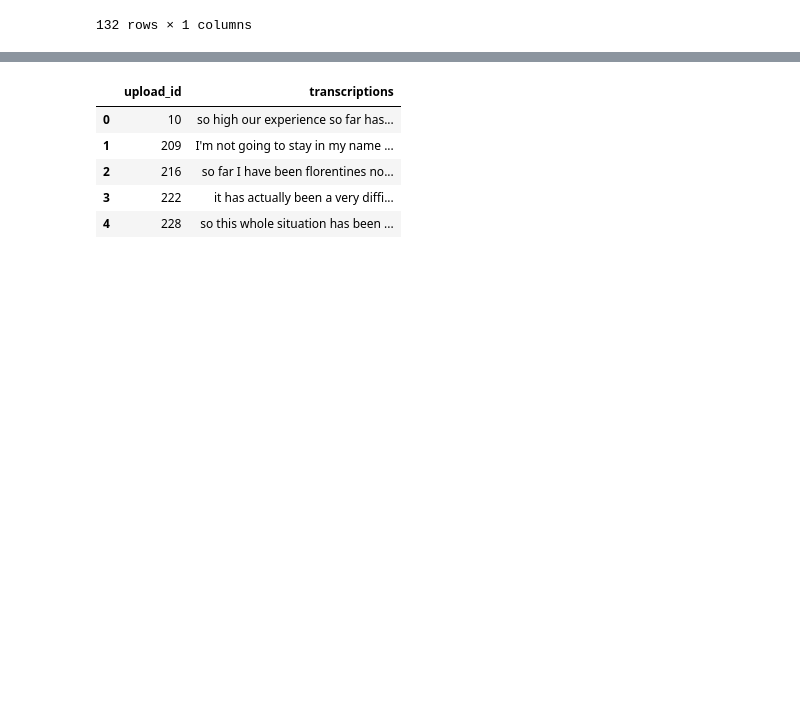
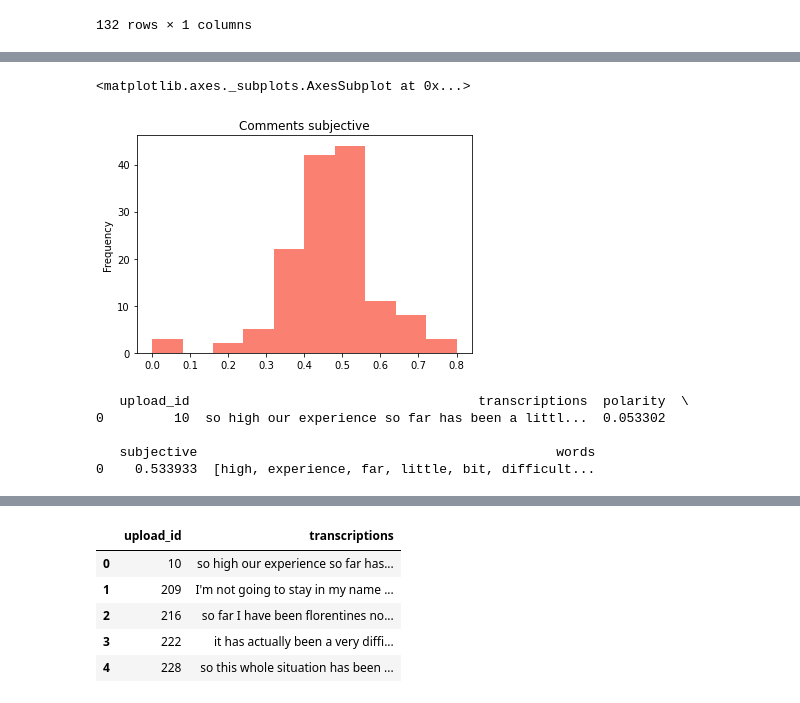
Before and after one commit to venkateshtaduvayi/ML-for-Good-Hackathon, a Jupyter notebook: Venki/CrisisLogger-EDA-SentimentAnalysis-TopicModelling.ipynb, the cells around one changed output, grey strips where cells are left out. Saved outputs shown, nothing was run; the diff lists cells and outputs as text; code cells hidden in the pictures; blank space fills up the shorter version.

```diff
--- a/Venki/CrisisLogger-EDA-SentimentAnalysis-TopicModelling.ipynb
+++ b/Venki/CrisisLogger-EDA-SentimentAnalysis-TopicModelling.ipynb
@@ -73,0 +85,45 @@ t[t>1]
+# %%
+df['subjective'] = df['transcriptions'].apply(lambda x: TextBlob(x).subjectivity)
+
+#Plot
+df['subjective'].plot.hist(color='salmon', title='Comments subjective')
+# %% [output]
+<matplotlib.axes._subplots.AxesSubplot at 0x...>
+[figure, added]
+# %%
+import re, string
+import nltk
+from nltk.corpus import stopwords
+from nltk.stem import WordNetLemmatizer
+from textblob import TextBlob
+
+def make_stop_words():
+    return stopwords.words('english')
+
+stop_words = make_stop_words()
+def clean_text(text):
+    text = text.lower()
+    text = re.sub('@', '', text)
+    text = re.sub('\[.*?\]', '', text)
+    text = re.sub('https?://\S+|www\.\S+', '', text)
+    text = re.sub('<.*?>+', '', text)
+    text = re.sub('[%s]' % re.escape(string.punctuation), '', text)
+    text = re.sub('\n', '', text)
+    text = re.sub('\w*\d\w*', '', text)
+    text = re.sub(r"[^a-zA-Z ]+", "", text)
+
+    #Tokenize the data
+    text = nltk.word_tokenize(text)
+    #Remove stopwords
+    text = [w for w in text if w not in stop_words]
+
+    return text
+
+df['words'] = df['transcriptions'].apply(lambda x: clean_text(x))
+print(df.head(1))
+# %% [output]
+   upload_id                                     transcriptions  polarity  \
+0         10  so high our experience so far has been a littl...  0.053302
+
+   subjective                                              words
+0    0.533933  [high, experience, far, little, bit, difficult...
```
Also changed, not shown: parts of 5 cells of this notebook.
